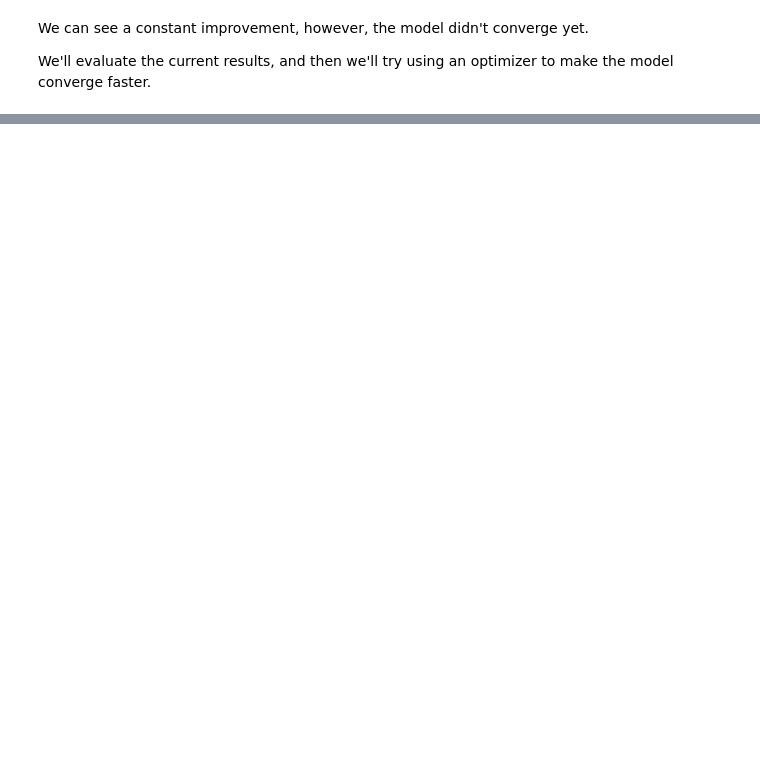
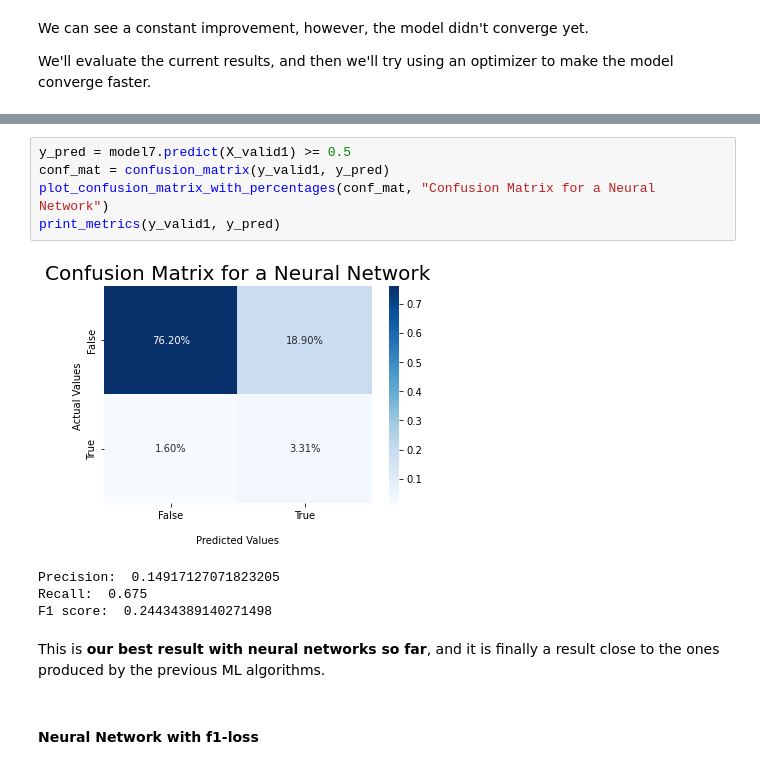
Before and after one commit to bori00/Stroke-Predictor, a Jupyter notebook: Stroke_Predictor_ML_Only.ipynb, the cells around one changed output, grey strips where cells are left out. Drawn from its saved outputs; the diff is of its cells as text; blank space fills up the shorter version.

```diff
--- a/Stroke_Predictor_ML_Only.ipynb
+++ b/Stroke_Predictor_ML_Only.ipynb
@@ -1511,0 +1572,14 @@ F1 score:  0.02298850574712644
+# %%
+y_pred = model7.predict(X_valid1) >= 0.5
+conf_mat = confusion_matrix(y_valid1, y_pred)
+plot_confusion_matrix_with_percentages(conf_mat, "Confusion Matrix for a Neural Network")
+print_metrics(y_valid1, y_pred)
+# %% [output]
+[figure, added]
+Precision:  0.14917127071823205
+Recall:  0.675
+F1 score:  0.24434389140271498
+# %% [markdown]
+This is **our best result with neural networks so far**, and it is finally a result close to the ones produced by the previous ML algorithms.
+# %% [markdown]
+#### Neural Network with f1-loss
```
Also changed, not shown: parts of 41 cells of this notebook.
